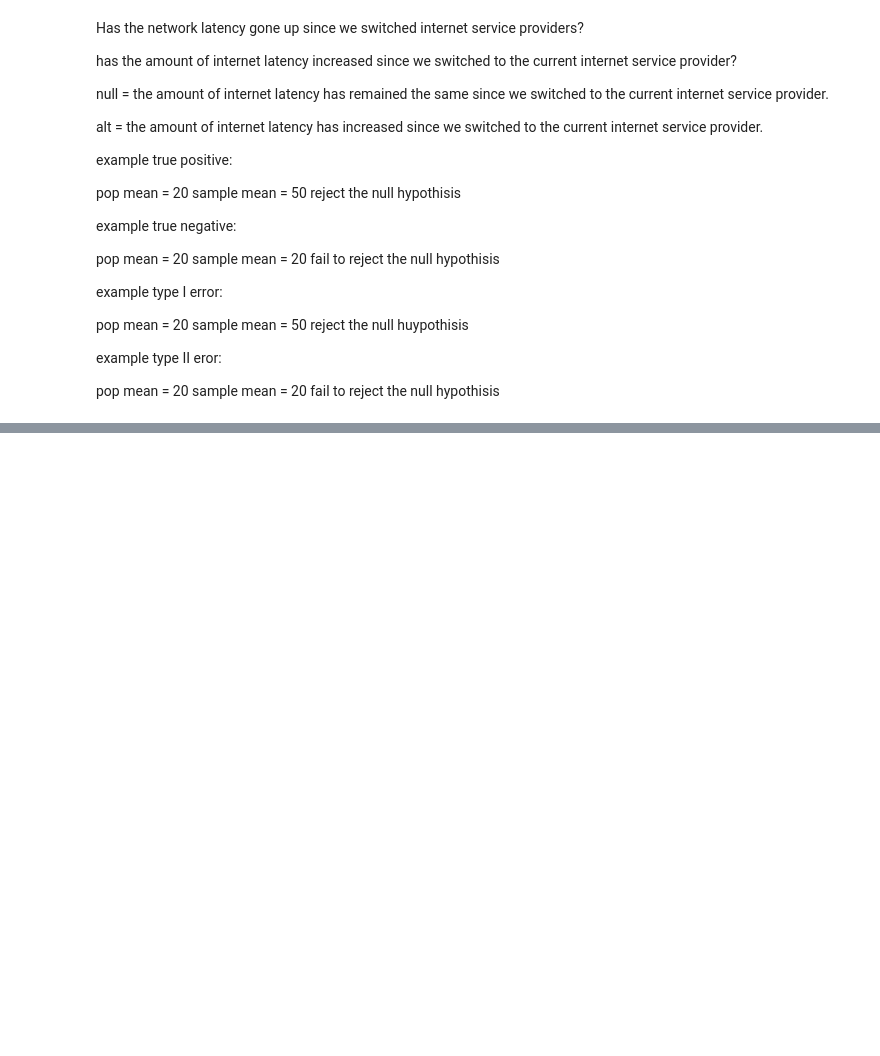
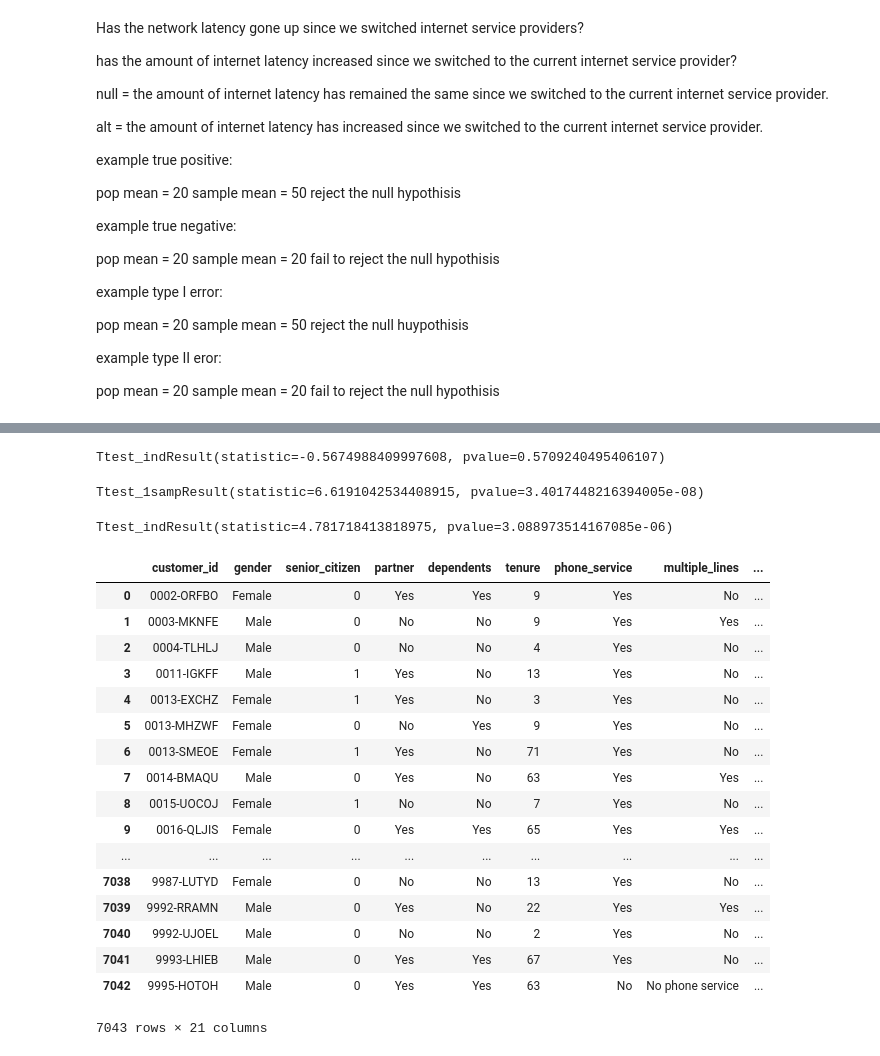
Before and after one commit to Johndsalas/Statistics-Exersizes, a Jupyter notebook: hypothesis_testing.ipynb, the cells around one changed output, grey strips where cells are left out. Cells and saved outputs as stored; diff of their text form; code cells hidden in the pictures; blank space fills up the shorter version.

```diff
--- a/hypothesis_testing.ipynb
+++ b/hypothesis_testing.ipynb
@@ -108,0 +167,80 @@ fail to reject the null hypothisis
+# %%
+# Is there a difference in fuel-efficiency in cars from 2008 vs 1999?
+
+
+mean_of_2008 = mpg[mpg.year == 2008].cty
+
+mean_of_1999 = mpg[mpg.year == 1999].cty
+
+stats.ttest_ind(mean_of_2008, mean_of_1999)
+
+#  statistic = -0.5674988409997608
+#  pvalue = 0.5709240495406107
+# %% [output]
+Ttest_indResult(statistic=-0.5674988409997608, pvalue=0.5709240495406107)
+# %%
+# Are compact cars more fuel-efficient than the average car?
+
+mean_of_pop = mpg.cty.mean()
+
+mean_of_compact = mpg[mpg['class'] == 'compact'].cty
+
+stats.ttest_1samp(mean_of_compact,mean_of_pop)
+
+# statistic = 6.6191042534408915
+# pvalue=3.4017448216394005e-08
+# %% [output]
+Ttest_1sampResult(statistic=6.6191042534408915, pvalue=3.4017448216394005e-08)
+# %%
+# Do manual cars get better gas mileage than automatic cars?
+
+mpg.trans = mpg.trans.str[:-4]
+
+manual_mean = mpg[mpg.trans == 'manual'].cty
+
+auto_mean = mpg[mpg.trans == 'auto'].cty
+
+stats.ttest_ind(manual_mean,auto_mean)
+
+# statistic = 4.781718413818975
+# pvalue = 3.088973514167085e-06
+# %% [output]
+Ttest_indResult(statistic=4.781718413818975, pvalue=3.088973514167085e-06)
+# %%
+# Use the telco_churn data.
+from env import host, user, password
+database = "telco_churn"
+
+def get_db_url(user,host,password,database):
+
+    url = f'mysql+pymysql://{user}:{password}@{host}/{database}'
+
+    return url
+
+url = get_db_url(user,host,password,database)
+
+database_name = "telco_churn"
+query = """ SELECT * FROM customers """
+
+df = pd.read_sql(query, url)
+
+df
+# %% [output]
+|  | customer_id | gender | senior_citizen | partner | dependents | tenure | phone_service | multiple_lines | ... |
+| 0 | 0002-ORFBO | Female | 0 | Yes | Yes | 9 | Yes | No | ... |
+| 1 | 0003-MKNFE | Male | 0 | No | No | 9 | Yes | Yes | ... |
+| 2 | 0004-TLHLJ | Male | 0 | No | No | 4 | Yes | No | ... |
+| 3 | 0011-IGKFF | Male | 1 | Yes | No | 13 | Yes | No | ... |
+| 4 | 0013-EXCHZ | Female | 1 | Yes | No | 3 | Yes | No | ... |
+| 5 | 0013-MHZWF | Female | 0 | No | Yes | 9 | Yes | No | ... |
+| 6 | 0013-SMEOE | Female | 1 | Yes | No | 71 | Yes | No | ... |
+| 7 | 0014-BMAQU | Male | 0 | Yes | No | 63 | Yes | Yes | ... |
+| 8 | 0015-UOCOJ | Female | 1 | No | No | 7 | Yes | No | ... |
+| 9 | 0016-QLJIS | Female | 0 | Yes | Yes | 65 | Yes | Yes | ... |
+| ... | ... | ... | ... | ... | ... | ... | ... | ... | ... |
+| 7038 | 9987-LUTYD | Female | 0 | No | No | 13 | Yes | No | ... |
+| 7039 | 9992-RRAMN | Male | 0 | Yes | No | 22 | Yes | Yes | ... |
+| 7040 | 9992-UJOEL | Male | 0 | No | No | 2 | Yes | No | ... |
+| 7041 | 9993-LHIEB | Male | 0 | Yes | Yes | 67 | Yes | No | ... |
+| 7042 | 9995-HOTOH | Male | 0 | Yes | Yes | 63 | No | No phone service | ... |
+7043 rows × 21 columns
```
Also changed, not shown: parts of 13 cells of this notebook, 2 other files.
